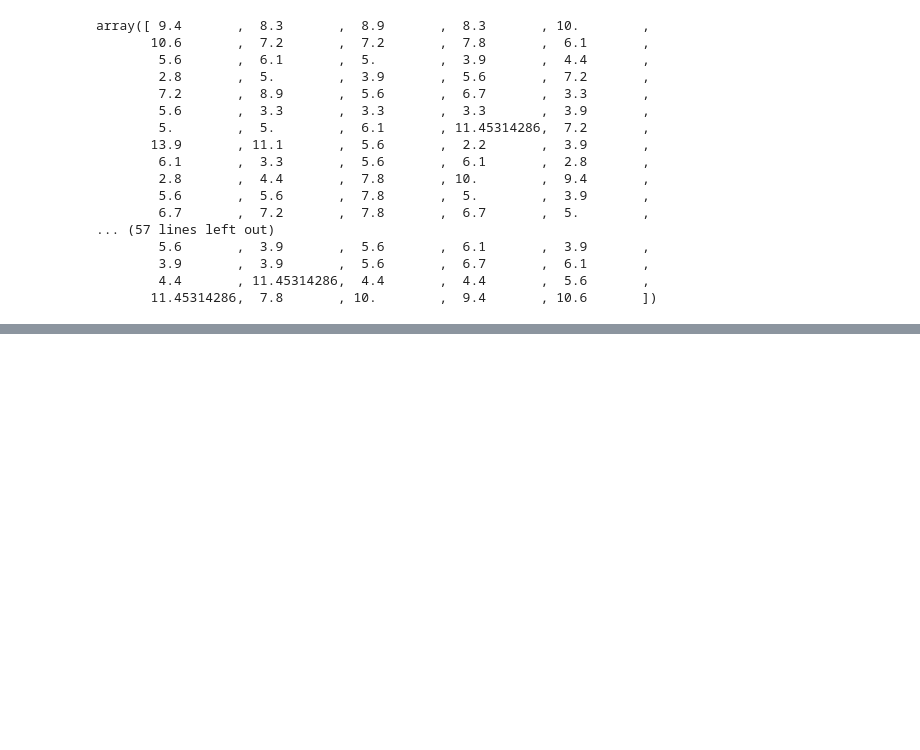
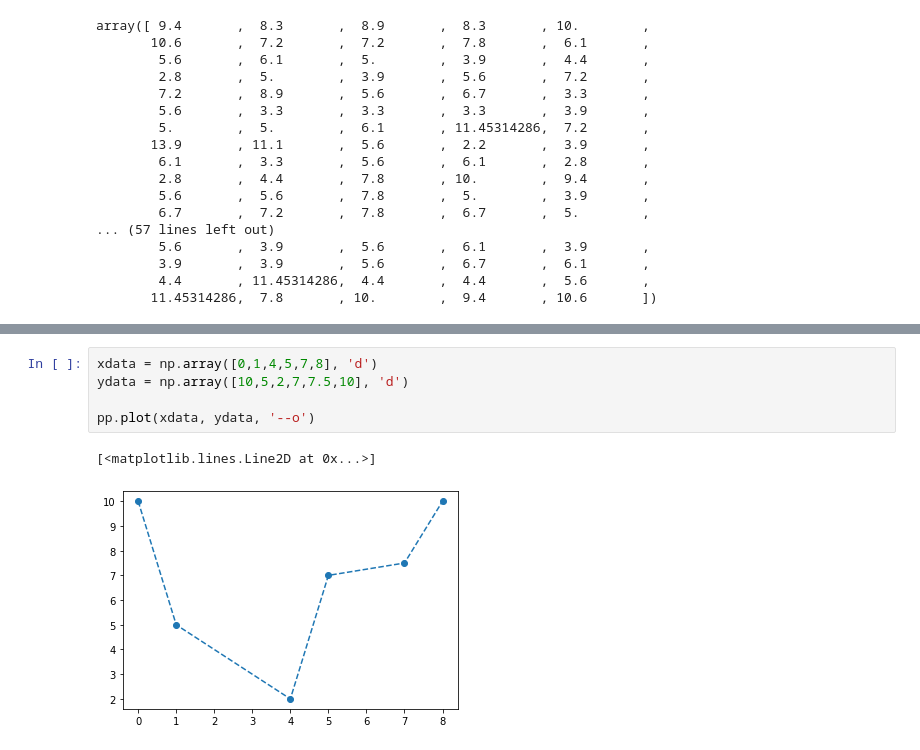
Before and after one commit to uannabi/WeatherAPi, a Jupyter notebook: missingData.ipynb, the cells around one changed output, grey strips where cells are left out. Cells and saved outputs as stored; diff of their text form; blank space fills up the shorter version.

```diff
--- a/missingData.ipynb
+++ b/missingData.ipynb
@@ -97,0 +103,8 @@ array([ 9.4       ,  8.3       ,  8.9       ,  8.3       , 10.        ,
+# %%
+xdata = np.array([0,1,4,5,7,8], 'd')
+ydata = np.array([10,5,2,7,7.5,10], 'd')
+
+pp.plot(xdata, ydata, '--o')
+# %% [output]
+[<matplotlib.lines.Line2D at 0x...>]
+[figure, added]
```
Also changed, not shown: parts of 7 cells of this notebook.
